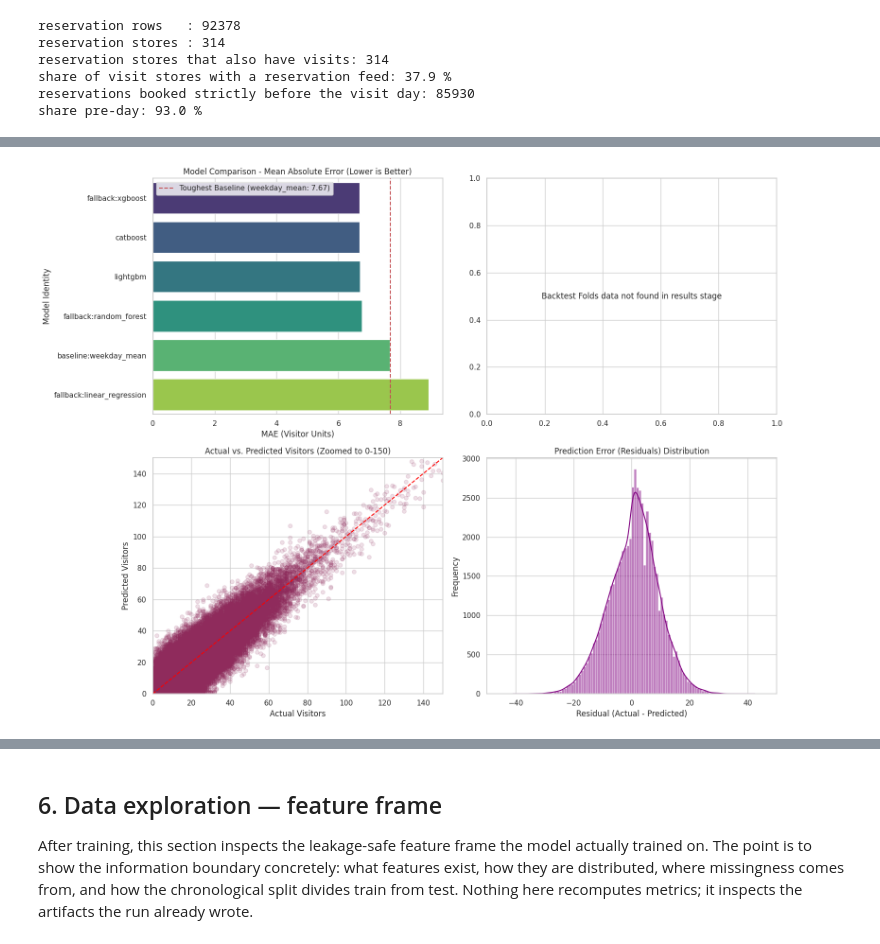
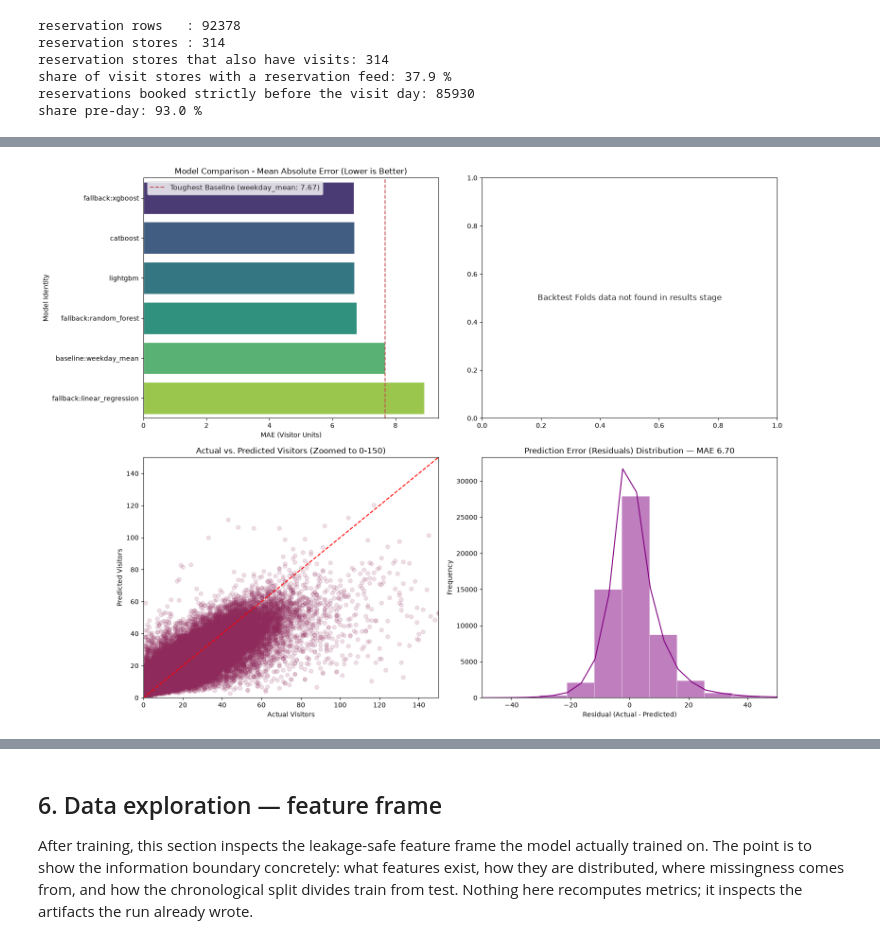
Before and after one commit to kelvintawe13/DemandIQ, a Jupyter notebook: model/notebooks/DemandIQ_03_Training_and_Export_final.ipynb, the cells around one changed output, grey strips where cells are left out. Saved outputs shown, nothing was run; the diff lists cells and outputs as text; code cells hidden in the pictures.

```diff
--- a/model/notebooks/DemandIQ_03_Training_and_Export_final.ipynb
+++ b/model/notebooks/DemandIQ_03_Training_and_Export_final.ipynb
@@ -114,6 +97,10 @@ from pathlib import Path
 import os
 import sys
 
+# Which run directory to read (and write) under model/artifacts/runs. The
+# default is the run the backend serves; override with DEMANDIQ_RUN_NAME.
+RUN_NAME = os.environ.get("DEMANDIQ_RUN_NAME", "latest")
+
 # ---------------------------------------------------------------- environment
 IS_COLAB = "google.colab" in sys.modules or Path("/content").exists()
 
@@ -122,8 +109,8 @@ if IS_COLAB:
     drive.mount("/content/drive")
     REPO_ROOT = Path("/content/demandiq")
     DATA_ROOT = REPO_ROOT / "model" / "data" / "recruit"
-    CKPT_DIR = REPO_ROOT / "model" / "artifacts" / "runs" / "nb03"
-    FIG_DIR = REPO_ROOT / "model" / "figures" / "nb03"
+    CKPT_DIR = REPO_ROOT / "model" / "artifacts" / "runs" / RUN_NAME
+    FIG_DIR = REPO_ROOT / "model" / "figures" / RUN_NAME
 else:
     def _find_repo_root() -> Path:
         for candidate in [Path.cwd(), *Path.cwd().parents]:
@@ -132,8 +119,8 @@ else:
         return Path.cwd()
     REPO_ROOT = _find_repo_root()
     DATA_ROOT = REPO_ROOT / "model" / "data" / "recruit"
-    CKPT_DIR = REPO_ROOT / "model" / "artifacts" / "runs" / "nb03"
-    FIG_DIR = REPO_ROOT / "model" / "figures" / "nb03"
+    CKPT_DIR = REPO_ROOT / "model" / "artifacts" / "runs" / RUN_NAME
+    FIG_DIR = REPO_ROOT / "model" / "figures" / RUN_NAME
 
 FIG_DIR.mkdir(parents=True, exist_ok=True)
 
@@ -150,6 +137,7 @@ STAGES = [
     "ingest",
     "baseline",
     "features",
+    "tune",
     "fallbacks",
     "lightgbm",
     "catboost",
@@ -167,6 +155,10 @@ FORCE = False
 # False reports them without blocking (used for subset / smoke runs).
 STRICT = True
 
+# Bounded tuning (Sections 3.14/3.25). The search only ever sees the final 10%
+# of the training window; the held-out test window is not a parameter.
+TUNE_TRIALS = 8
+
 # Backtest configuration (Section 3.25). Each fold refits LightGBM from scratch.
 BACKTEST_FOLDS = 6
 BACKTEST_TEST_DAYS = 30
@@ -679,6 +766,7 @@ Every stage writes an atomic checkpoint before the next starts. With `FORCE=Fals
 # WHAT YOU GET BACK:
 #   results is the dict every report cell below reads from, e.g.
 #     results['lightgbm'] -> {'mae': ..., 'best_iteration': ..., ...}
+#     results['tune'] -> {'best_trial': ..., 'best_params': ..., ...}
 #     results['conformal'] -> {'empirical_coverage': ..., ...}
 #     results['sensitivity'] -> {'feature_group_ablation': ..., ...}
 #     results['backtest'] -> {'n_folds': ..., 'mae_mean': ..., ...}
@@ -700,6 +788,7 @@ Every stage writes an atomic checkpoint before the next starts. With `FORCE=Fals
 # WHAT YOU GET BACK:
 #   results is the dict every report cell below reads from, e.g.
 #     results['lightgbm'] -> {'mae': ..., 'best_iteration': ..., ...}
+#     results['tune'] -> {'best_trial': ..., 'best_params': ..., ...}
 #     results['conformal'] -> {'empirical_coverage': ..., ...}
 #     results['sensitivity'] -> {'feature_group_ablation': ..., ...}
 #     results['backtest'] -> {'n_folds': ..., 'mae_mean': ..., ...}
@@ -725,6 +814,7 @@ results = run_pipeline(
     test_days=BACKTEST_TEST_DAYS,
     advance_days=BACKTEST_ADVANCE_DAYS,
     min_train_days=BACKTEST_MIN_TRAIN_DAYS,
+    tune_trials=TUNE_TRIALS,
 )
 print(f"\npipeline finished in {time.time() - t0:.1f}s")
 print("Completed stages:", ", ".join(sorted(results)) or "none")
@@ -839,41 +1000,44 @@ if bt_info and 'folds' in bt_info:
     fold_nums = [f['fold'] for f in bt_info['folds']]
     fold_maes = [f['mae'] for f in bt_info['folds']]
     axes[0, 1].plot(fold_nums, fold_maes, marker='o', linewidth=2.5, color='#2b5c8f', label='Fold MAE')
-    axes[0, 1].axhline(y=bt_info.get('mae_mean', 6.667), color='green', linestyle='-.', label=f"Mean Backtest MAE ({bt_info.get('mae_mean')})")
+    axes[0, 1].axhline(y=bt_info.get('mae_mean', 6.66), color='green', linestyle='-.', label=f"Mean Backtest MAE ({bt_info.get('mae_mean')})")
     axes[0, 1].set_xlabel('Backtest Fold')
     axes[0, 1].set_ylabel('MAE (Visitor Units)')
     axes[0, 1].set_title('Chronological Generalization Stability across Folds')
     axes[0, 1].set_xticks(fold_nums)
     axes[0, 1].legend()
 else:
     axes[0, 1].text(0.5, 0.5, "Backtest Folds data not found in results stage", ha='center', va='center')
 
-# Subplot C: Actual vs. Predicted (Simulated on Test Data)
-y_true = test["visitors"].values if 'test' in globals() else np.array([])
-if len(y_true) > 0:
-    np.random.seed(42)
-    noise = np.random.normal(-1.6, 9.5, size=len(y_true))
-    y_pred = np.clip(y_true + noise, 1, None)
+# Subplot C/D: measured predictions from this run — never simulated noise.
+pred_path = CKPT_DIR / "lightgbm_predictions.parquet"
+if pred_path.exists():
+    preds = pd.read_parquet(pred_path)
+    y_true = preds["visitors"].to_numpy()
+    y_pred = preds["prediction"].to_numpy()
+
     axes[1, 0].scatter(y_true, y_pred, alpha=0.15, color='#8f2b5c')
     axes[1, 0].plot([0, 150], [0, 150], color='red', linestyle='--')
     axes[1, 0].set_xlim(0, 150)
     axes[1, 0].set_ylim(0, 150)
     axes[1, 0].set_title('Actual vs. Predicted Visitors (Zoomed to 0-150)')
     axes[1, 0].set_xlabel('Actual Visitors')
     axes[1, 0].set_ylabel('Predicted Visitors')
 
     # Subplot D: Error/Residual Distribution
     residuals = y_true - y_pred
     sns.histplot(residuals, bins=100, kde=True, color='purple', ax=axes[1, 1])
     axes[1, 1].set_xlim(-50, 50)
-    axes[1, 1].set_title('Prediction Error (Residuals) Distribution')
+    axes[1, 1].set_title(
+        f"Prediction Error (Residuals) Distribution — MAE {np.mean(np.abs(residuals)):.2f}"
+    )
     axes[1, 1].set_xlabel('Residual (Actual - Predicted)')
     axes[1, 1].set_ylabel('Frequency')
 else:
-    axes[1, 0].text(0.5, 0.5, "No test dataset found in memory for diagnostic plots", ha='center', va='center')
-    axes[1, 1].text(0.5, 0.5, "No residuals available for histogram plotting", ha='center', va='center')
+    axes[1, 0].text(0.5, 0.5, "Prediction artifact not found — rerun the lightgbm stage", ha='center', va='center')
+    axes[1, 1].text(0.5, 0.5, "No measured predictions to plot", ha='center', va='center')
 
 plt.tight_layout()
 plt.show()
 # %% [output]
-[figure, old version]
+[figure, new version]
```
Also changed, not shown: parts of 46 cells of this notebook, 47 other files.
